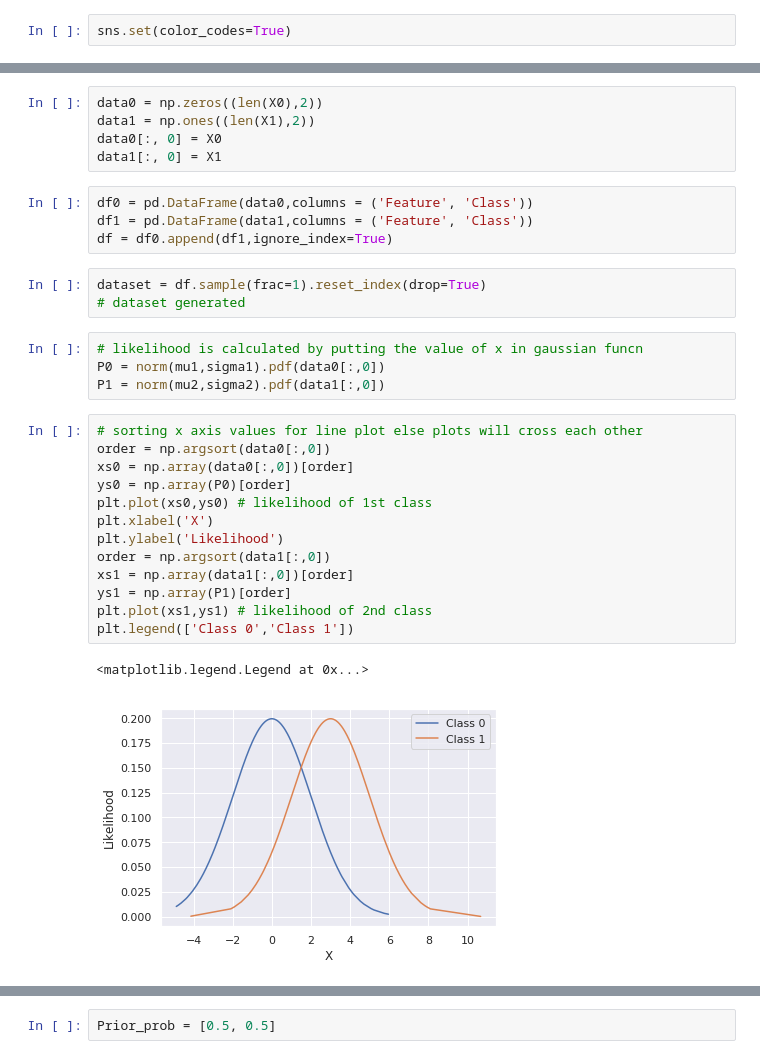
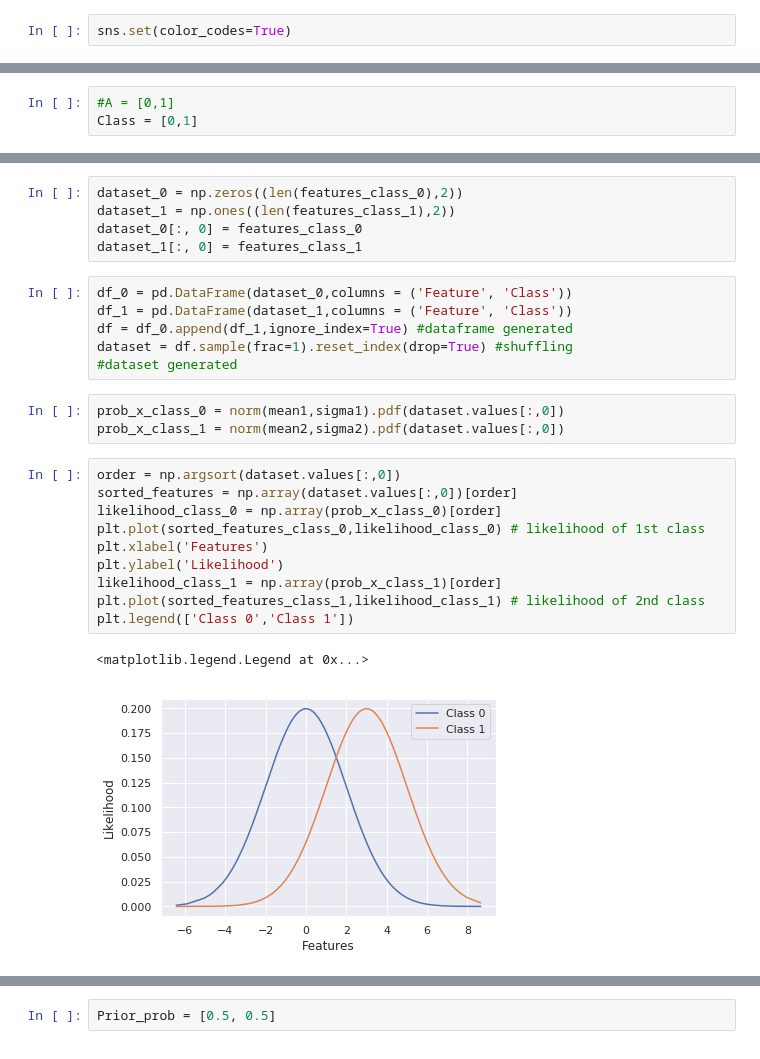
Before and after one commit to saurav9878/Bayesian-Classifier, a Jupyter notebook: Bayesian-Classifier.ipynb, the cells around one changed output, grey strips where cells are left out. Saved outputs shown, nothing was run; the diff lists cells and outputs as text.

```diff
--- a/Bayesian-Classifier.ipynb
+++ b/Bayesian-Classifier.ipynb
@@ -30 +28,4 @@ A = [0,1]
+# %%
+#A = [0,1]
+Class = [0,1]
 # %%
@@ -39,33 +42,28 @@ for i in range(1000):
 # %%
-data0 = np.zeros((len(X0),2))
-data1 = np.ones((len(X1),2))
-data0[:, 0] = X0
-data1[:, 0] = X1
+dataset_0 = np.zeros((len(features_class_0),2))
+dataset_1 = np.ones((len(features_class_1),2))
+dataset_0[:, 0] = features_class_0
+dataset_1[:, 0] = features_class_1
 # %%
-df0 = pd.DataFrame(data0,columns = ('Feature', 'Class'))
-df1 = pd.DataFrame(data1,columns = ('Feature', 'Class'))
-df = df0.append(df1,ignore_index=True)
+df_0 = pd.DataFrame(dataset_0,columns = ('Feature', 'Class'))
+df_1 = pd.DataFrame(dataset_1,columns = ('Feature', 'Class'))
+df = df_0.append(df_1,ignore_index=True) #dataframe generated
+dataset = df.sample(frac=1).reset_index(drop=True) #shuffling
+#dataset generated
-# %%
-dataset = df.sample(frac=1).reset_index(drop=True)
-# dataset generated
-# %%
-# likelihood is calculated by putting the value of x in gaussian funcn
-P0 = norm(mu1,sigma1).pdf(data0[:,0])
-P1 = norm(mu2,sigma2).pdf(data1[:,0])
+# %%
+prob_x_class_0 = norm(mean1,sigma1).pdf(dataset.values[:,0])
+prob_x_class_1 = norm(mean2,sigma2).pdf(dataset.values[:,0])
 # %%
-# sorting x axis values for line plot else plots will cross each other
-order = np.argsort(data0[:,0])
-xs0 = np.array(data0[:,0])[order]
-ys0 = np.array(P0)[order]
-plt.plot(xs0,ys0) # likelihood of 1st class
-plt.xlabel('X')
+order = np.argsort(dataset.values[:,0])
+sorted_features = np.array(dataset.values[:,0])[order]
+likelihood_class_0 = np.array(prob_x_class_0)[order]
+plt.plot(sorted_features_class_0,likelihood_class_0) # likelihood of 1st class
+plt.xlabel('Features')
 plt.ylabel('Likelihood')
-order = np.argsort(data1[:,0])
-xs1 = np.array(data1[:,0])[order]
-ys1 = np.array(P1)[order]
-plt.plot(xs1,ys1) # likelihood of 2nd class
+likelihood_class_1 = np.array(prob_x_class_1)[order]
+plt.plot(sorted_features_class_1,likelihood_class_1) # likelihood of 2nd class
 plt.legend(['Class 0','Class 1'])
 # %% [output]
 <matplotlib.legend.Legend at 0x...>
-[figure, old version]
+[figure, new version]
 # %%
```
Also changed, not shown: parts of 43 cells of this notebook.
